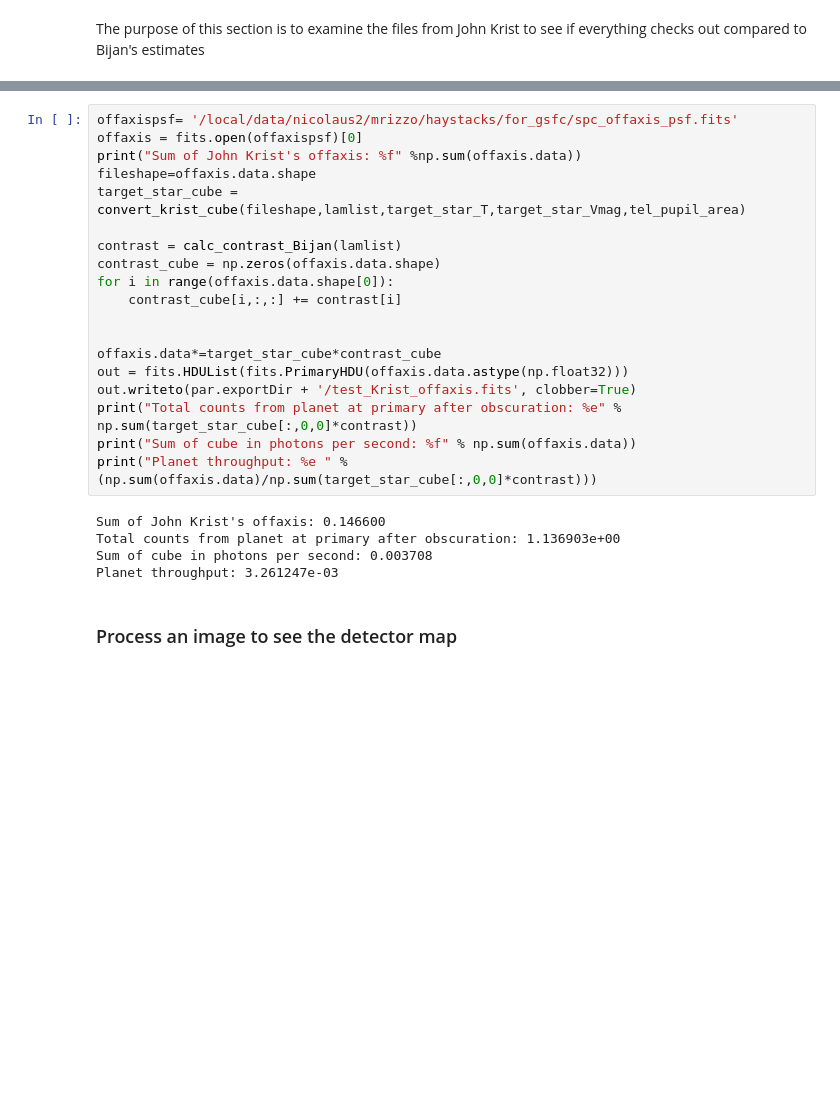
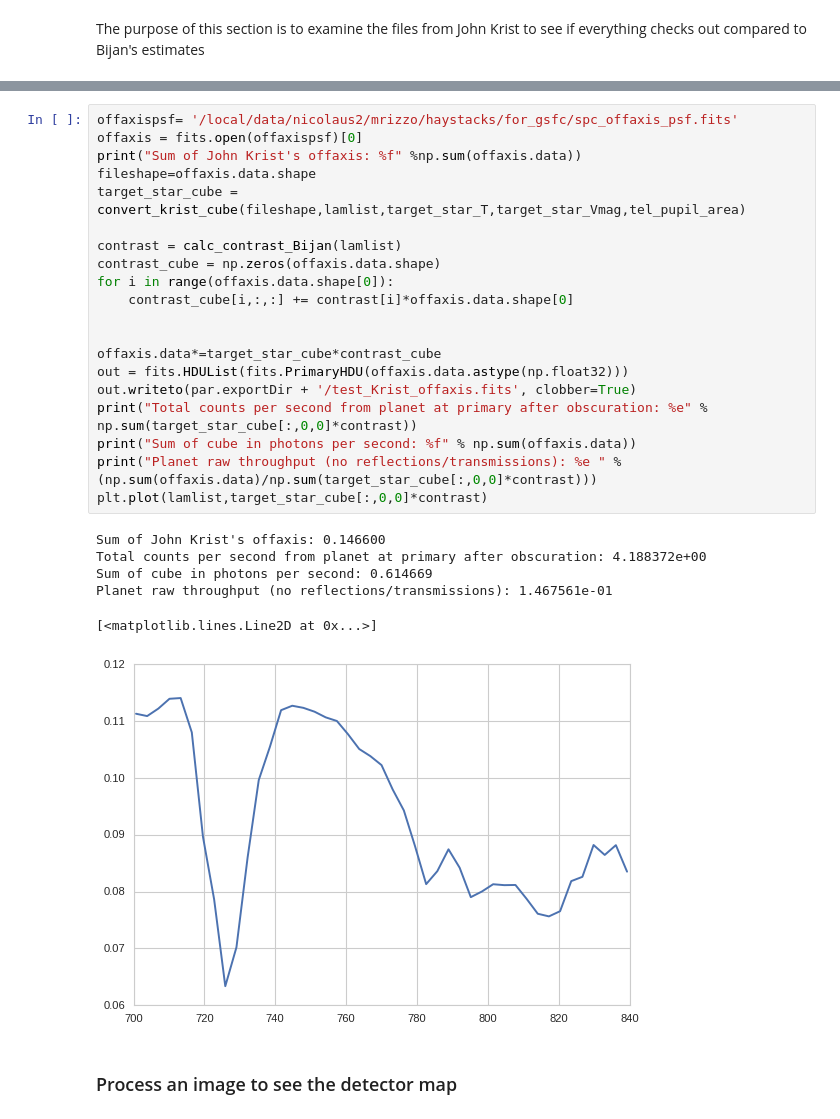
Before and after one commit to mjrfringes/crispy, a Jupyter notebook: docs/source/notebooks/InputScene.ipynb, the cells around one changed output, grey strips where cells are left out. Cells and saved outputs as stored; diff of their text form; blank space fills up the shorter version.

```diff
--- a/docs/source/notebooks/InputScene.ipynb
+++ b/docs/source/notebooks/InputScene.ipynb
@@ -247,27 +247,30 @@ Coronagraph contrast (no focal plane mask): 1.363867e-09
 # %%
 offaxispsf= '/local/data/nicolaus2/mrizzo/haystacks/for_gsfc/spc_offaxis_psf.fits'
 offaxis = fits.open(offaxispsf)[0]
 print("Sum of John Krist's offaxis: %f" %np.sum(offaxis.data))
 fileshape=offaxis.data.shape
 target_star_cube = convert_krist_cube(fileshape,lamlist,target_star_T,target_star_Vmag,tel_pupil_area)
 
 contrast = calc_contrast_Bijan(lamlist)
 contrast_cube = np.zeros(offaxis.data.shape)
 for i in range(offaxis.data.shape[0]):
-    contrast_cube[i,:,:] += contrast[i]
+    contrast_cube[i,:,:] += contrast[i]*offaxis.data.shape[0]
 
 
 offaxis.data*=target_star_cube*contrast_cube
 out = fits.HDUList(fits.PrimaryHDU(offaxis.data.astype(np.float32)))
 out.writeto(par.exportDir + '/test_Krist_offaxis.fits', clobber=True)
-print("Total counts from planet at primary after obscuration: %e" % np.sum(target_star_cube[:,0,0]*contrast))
+print("Total counts per second from planet at primary after obscuration: %e" % np.sum(target_star_cube[:,0,0]*contrast))
 print("Sum of cube in photons per second: %f" % np.sum(offaxis.data))
-print("Planet throughput: %e " % (np.sum(offaxis.data)/np.sum(target_star_cube[:,0,0]*contrast)))
+print("Planet raw throughput (no reflections/transmissions): %e " % (np.sum(offaxis.data)/np.sum(target_star_cube[:,0,0]*contrast)))
+plt.plot(lamlist,target_star_cube[:,0,0]*contrast)
 # %% [output]
 Sum of John Krist's offaxis: 0.146600
-Total counts from planet at primary after obscuration: 1.136903e+00
-Sum of cube in photons per second: 0.003708
-Planet throughput: 3.261247e-03
+Total counts per second from planet at primary after obscuration: 4.188372e+00
+Sum of cube in photons per second: 0.614669
+Planet raw throughput (no reflections/transmissions): 1.467561e-01
+[<matplotlib.lines.Line2D at 0x...>]
+[figure, added]
 # %% [markdown]
 ### Process an image to see the detector map
 # %%
```
Also changed, not shown: parts of 5 cells of this notebook.
